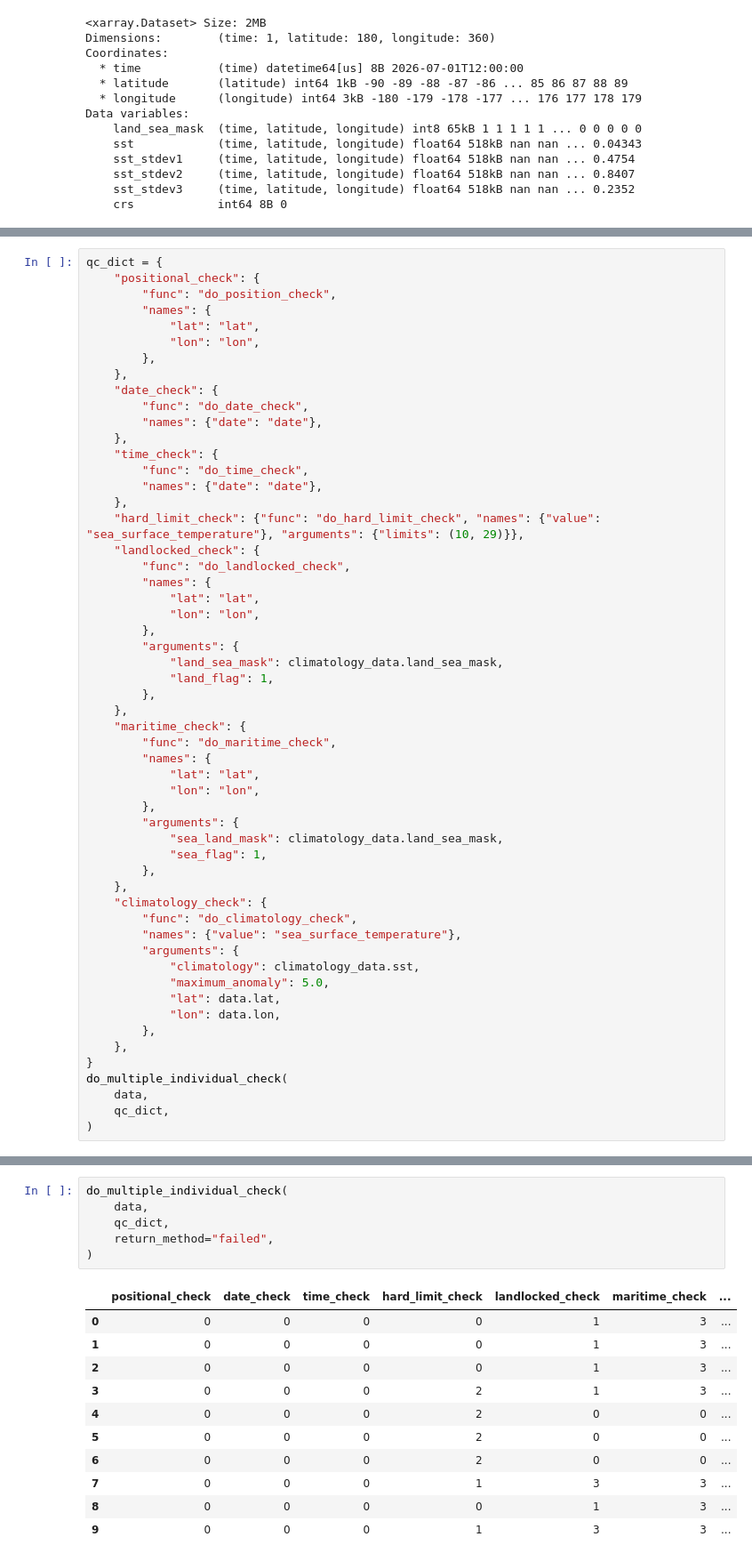
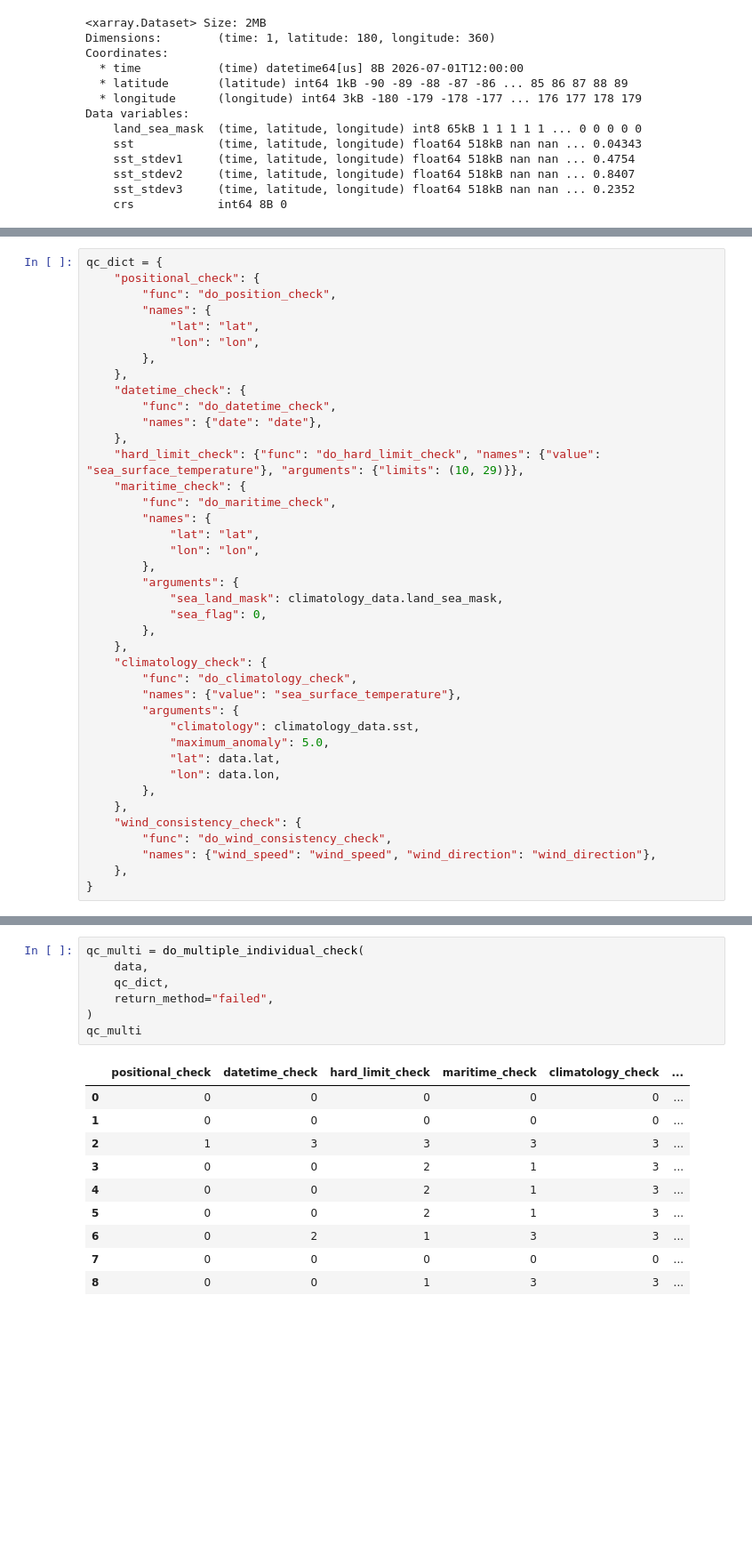
Before and after one commit to glamod/marine_qc, a Jupyter notebook: docs/notebooks/qc_individual.ipynb, the cells around one changed output, grey strips where cells are left out. Shown at 89% size. Saved outputs shown, nothing was run; the diff lists cells and outputs as text; blank space fills up the shorter version.

Commit message:
clean individual notebook (text is still missing)

```diff
--- a/docs/notebooks/qc_individual.ipynb
+++ b/docs/notebooks/qc_individual.ipynb
@@ -231,26 +205,11 @@ qc_dict = {
             "lon": "lon",
         },
     },
-    "date_check": {
-        "func": "do_date_check",
-        "names": {"date": "date"},
-    },
-    "time_check": {
-        "func": "do_time_check",
+    "datetime_check": {
+        "func": "do_datetime_check",
         "names": {"date": "date"},
     },
     "hard_limit_check": {"func": "do_hard_limit_check", "names": {"value": "sea_surface_temperature"}, "arguments": {"limits": (10, 29)}},
-    "landlocked_check": {
-        "func": "do_landlocked_check",
-        "names": {
-            "lat": "lat",
-            "lon": "lon",
-        },
-        "arguments": {
-            "land_sea_mask": climatology_data.land_sea_mask,
-            "land_flag": 1,
-        },
-    },
     "maritime_check": {
         "func": "do_maritime_check",
         "names": {
@@ -259,7 +218,7 @@ qc_dict = {
         },
         "arguments": {
             "sea_land_mask": climatology_data.land_sea_mask,
-            "sea_flag": 1,
+            "sea_flag": 0,
         },
     },
     "climatology_check": {
@@ -272,8 +231,8 @@ qc_dict = {
             "lon": data.lon,
         },
     },
+    "wind_consistency_check": {
+        "func": "do_wind_consistency_check",
+        "names": {"wind_speed": "wind_speed", "wind_direction": "wind_direction"},
+    },
 }
-do_multiple_individual_check(
-    data,
-    qc_dict,
-)
@@ -292,18 +239,18 @@ do_multiple_individual_check(
 # %%
-do_multiple_individual_check(
+qc_multi = do_multiple_individual_check(
     data,
     qc_dict,
     return_method="failed",
 )
+qc_multi
 # %% [output]
-|  | positional_check | date_check | time_check | hard_limit_check | landlocked_check | maritime_check | ... |
-| 0 | 0 | 0 | 0 | 0 | 1 | 3 | ... |
-| 1 | 0 | 0 | 0 | 0 | 1 | 3 | ... |
-| 2 | 0 | 0 | 0 | 0 | 1 | 3 | ... |
-| 3 | 0 | 0 | 0 | 2 | 1 | 3 | ... |
-| 4 | 0 | 0 | 0 | 2 | 0 | 0 | ... |
-| 5 | 0 | 0 | 0 | 2 | 0 | 0 | ... |
-| 6 | 0 | 0 | 0 | 2 | 0 | 0 | ... |
-| 7 | 0 | 0 | 0 | 1 | 3 | 3 | ... |
-| 8 | 0 | 0 | 0 | 0 | 1 | 3 | ... |
-| 9 | 0 | 0 | 0 | 1 | 3 | 3 | ... |
+|  | positional_check | datetime_check | hard_limit_check | maritime_check | climatology_check | ... |
+| 0 | 0 | 0 | 0 | 0 | 0 | ... |
+| 1 | 0 | 0 | 0 | 0 | 0 | ... |
+| 2 | 1 | 3 | 3 | 3 | 3 | ... |
+| 3 | 0 | 0 | 2 | 1 | 3 | ... |
+| 4 | 0 | 0 | 2 | 1 | 3 | ... |
+| 5 | 0 | 0 | 2 | 1 | 3 | ... |
+| 6 | 0 | 2 | 1 | 3 | 3 | ... |
+| 7 | 0 | 0 | 0 | 0 | 0 | ... |
+| 8 | 0 | 0 | 1 | 3 | 3 | ... |
```
Also changed, not shown: parts of 17 cells of this notebook.
